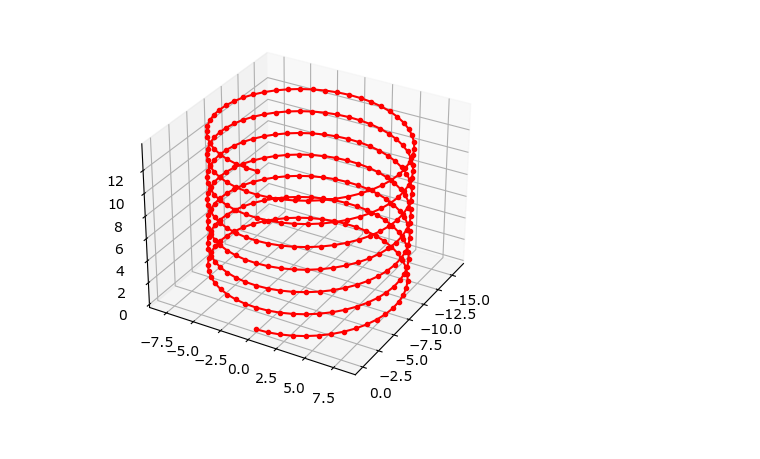
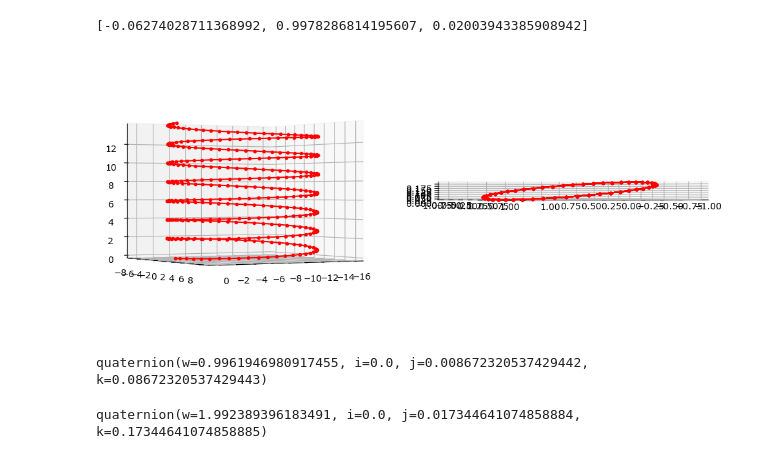
Before and after one commit to RichardPotthoff/myrepo, a Jupyter notebook: my_quaternion.ipynb, the cells around one changed output. Drawn from its saved outputs; the diff is of its cells as text; code cells hidden in the pictures.

```diff
--- a/my_quaternion.ipynb
+++ b/my_quaternion.ipynb
@@ -64,23 +84,45 @@ class quaternion(np.ndarray):
 # %%
 #use quaternions to plot a helix by repeatedly rotating a line segment
 from matplotlib import pyplot as plt
 deg=np.pi/180.0
-fig=plt.figure()
-ax=fig.add_subplot(projection='3d')
+fig,ax=plt.subplots(1,2,figsize=(12,6),subplot_kw={'projection': '3d'})
 def helix(slope,nseg,lseg,maxloops):
     cos_slope,sin_slope=(1-slope**2)**0.5,slope
     dp=quaternion(0,0,cos_slope,sin_slope)*lseg
-    qr=quaternion.fromrotation(360/nseg*deg,[0,sin_slope,cos_slope]) # rotate by an angle around a vector
+    qr=quaternion.fromrotation(360/nseg*deg,[0.0,sin_slope,cos_slope]) # rotate by an angle around a vector
     qr2=qr**0.5 # 1/2 the rotation
     p=quaternion(0)
-    dp=qr2@dp@qr2.H #1/2 angle for first segment
+    dp=qr2>>dp #1/2 angle for first segment
+    print(dp.v)
     for _ in range(maxloops):
       yield p.v
       p+=dp
-      dp=qr@dp@qr.H # rotate by qr for each step
-ax.plot3D(*(np.array(list(helix(slope=1/50,nseg=50,lseg=1.0,maxloops=351))).T),'r.-')
-limits = np.array([getattr(ax, f'get_{axis}lim')() for axis in 'xyz'])
-ax.set_box_aspect(np.ptp(limits, axis = 1))
-ax.view_init(elev=30, azim=30, roll=0)
+      dp=qr>>dp # rotate by qr for each step
+ax[0].plot3D(*(np.array(list(helix(slope=1/50,nseg=50,lseg=1.0,maxloops=351))).T),'r.-')
+limits = np.array([getattr(ax[0], f'get_{axis}lim')() for axis in 'xyz'])
+ax[0].set_box_aspect(np.ptp(limits, axis = 1))
+ax[0].view_init(elev=0, azim=60, roll=0)
+def helix2(slope,nseg,lseg,maxloops):
+    cos_slope,sin_slope=(1-slope**2)**0.5,slope
+    p=quaternion(0.0,1.0,0.0,0.0)
+    for i in range(maxloops):
+      qr=quaternion.fromrotation(i*360/nseg*deg,[0.1,sin_slope,cos_slope]) # rotate by an angle around a vector
+#      yield (qr*p*~qr).v
+      yield (qr>>p).v
+ax[1].plot3D(*(np.array(list(helix2(slope=1/50,nseg=50,lseg=1.0,maxloops=351))).T),'r.-')
+limits = np.array([getattr(ax[1], f'get_{axis}lim')() for axis in 'xyz'])
+ax[1].set_box_aspect(np.ptp(limits, axis = 1))
+ax[1].view_init(elev=0, azim=60, roll=0)
 # %% [output]
+[-0.06274028711368992, 0.9978286814195607, 0.02003943385908942]
-[figure, old version]
+[figure, new version]
+# %%
+qr=quaternion.fromrotation(10*deg,[0.0,0.1,1])
+qr
+# %% [output]
+quaternion(w=0.9961946980917455, i=0.0, j=0.008672320537429442, k=0.08672320537429443)
+# %%
+qr*=2
+qr
+# %% [output]
+quaternion(w=1.992389396183491, i=0.0, j=0.017344641074858884, k=0.17344641074858885)
```
Also changed, not shown: parts of 1 cell of this notebook.
